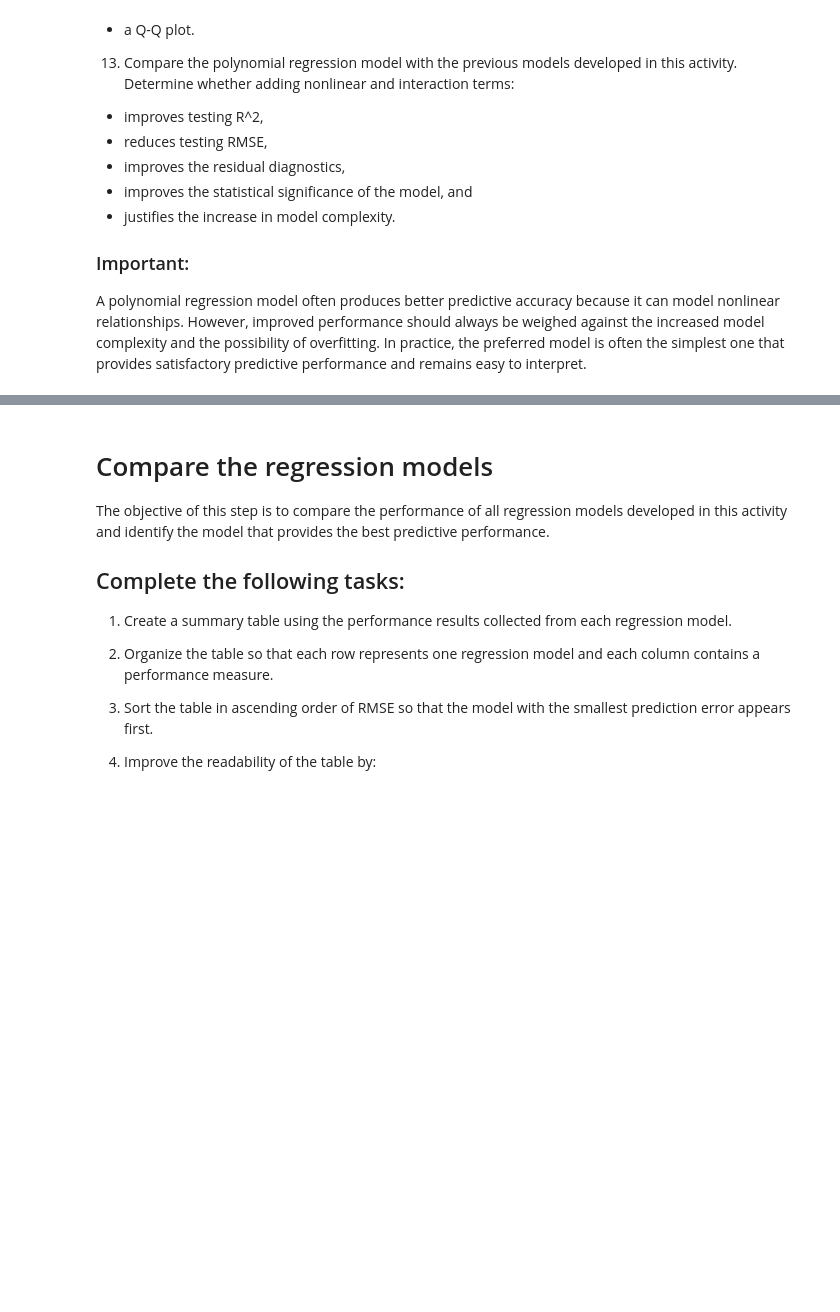
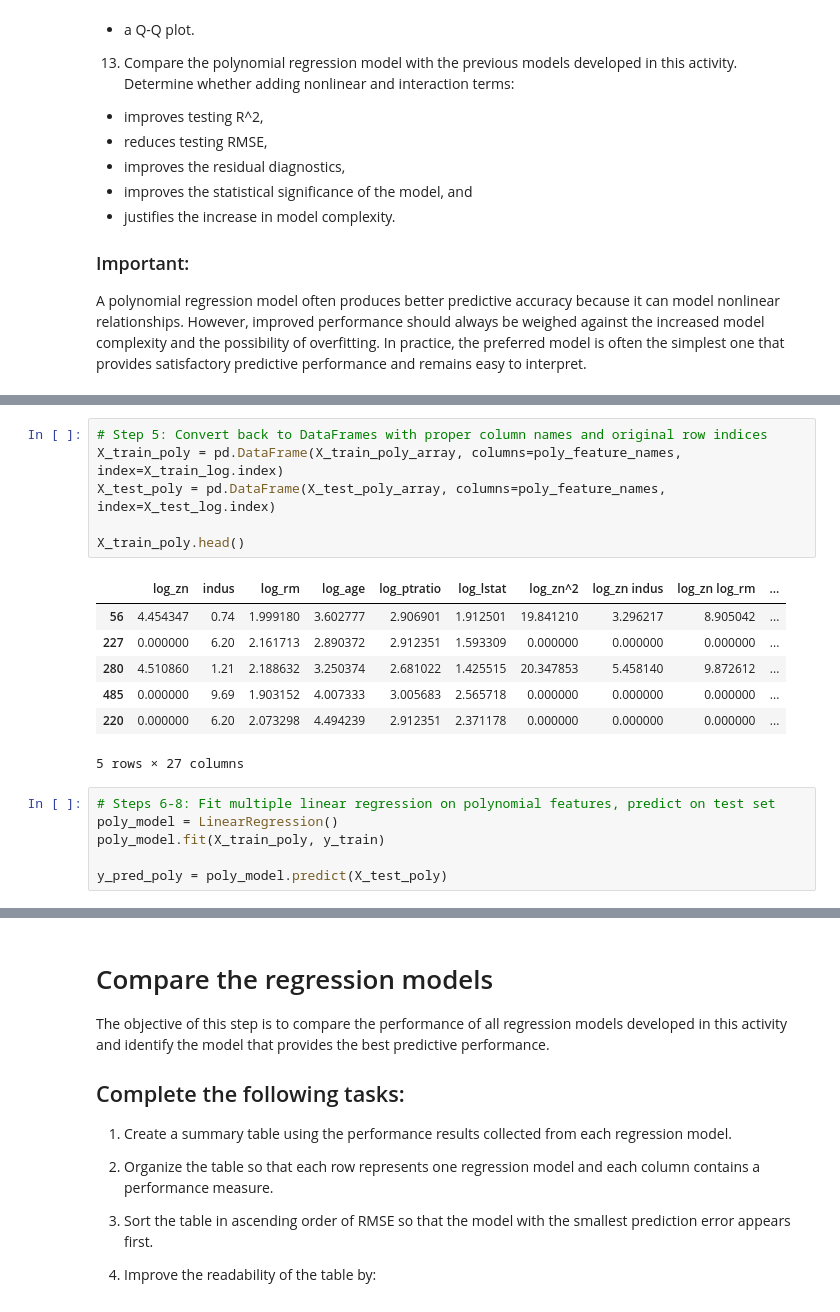
Before and after one commit to JoseAlberto88/Predictive-Analytics-, a Jupyter notebook: DAMO510_Module_04_in_Class_Activity_Starter_notebook.ipynb, the cells around one changed output, grey strips where cells are left out. Cells and saved outputs as stored; diff of their text form; blank space fills up the shorter version.

```diff
--- a/DAMO510_Module_04_in_Class_Activity_Starter_notebook.ipynb
+++ b/DAMO510_Module_04_in_Class_Activity_Starter_notebook.ipynb
@@ -2106,0 +2098,20 @@ Polynomial Regression: Degree 2 overall F-test p-value: 2.92221e-129
+# %%
+# Step 5: Convert back to DataFrames with proper column names and original row indices
+X_train_poly = pd.DataFrame(X_train_poly_array, columns=poly_feature_names, index=X_train_log.index)
+X_test_poly = pd.DataFrame(X_test_poly_array, columns=poly_feature_names, index=X_test_log.index)
+
+X_train_poly.head()
+# %% [output]
+|  | log_zn | indus | log_rm | log_age | log_ptratio | log_lstat | log_zn^2 | log_zn indus | log_zn log_rm | ... |
+| 56 | 4.454347 | 0.74 | 1.999180 | 3.602777 | 2.906901 | 1.912501 | 19.841210 | 3.296217 | 8.905042 | ... |
+| 227 | 0.000000 | 6.20 | 2.161713 | 2.890372 | 2.912351 | 1.593309 | 0.000000 | 0.000000 | 0.000000 | ... |
+| 280 | 4.510860 | 1.21 | 2.188632 | 3.250374 | 2.681022 | 1.425515 | 20.347853 | 5.458140 | 9.872612 | ... |
+| 485 | 0.000000 | 9.69 | 1.903152 | 4.007333 | 3.005683 | 2.565718 | 0.000000 | 0.000000 | 0.000000 | ... |
+| 220 | 0.000000 | 6.20 | 2.073298 | 4.494239 | 2.912351 | 2.371178 | 0.000000 | 0.000000 | 0.000000 | ... |
+5 rows × 27 columns
+# %%
+# Steps 6-8: Fit multiple linear regression on polynomial features, predict on test set
+poly_model = LinearRegression()
+poly_model.fit(X_train_poly, y_train)
+
+y_pred_poly = poly_model.predict(X_test_poly)
```
Also changed, not shown: parts of 6 cells of this notebook.
